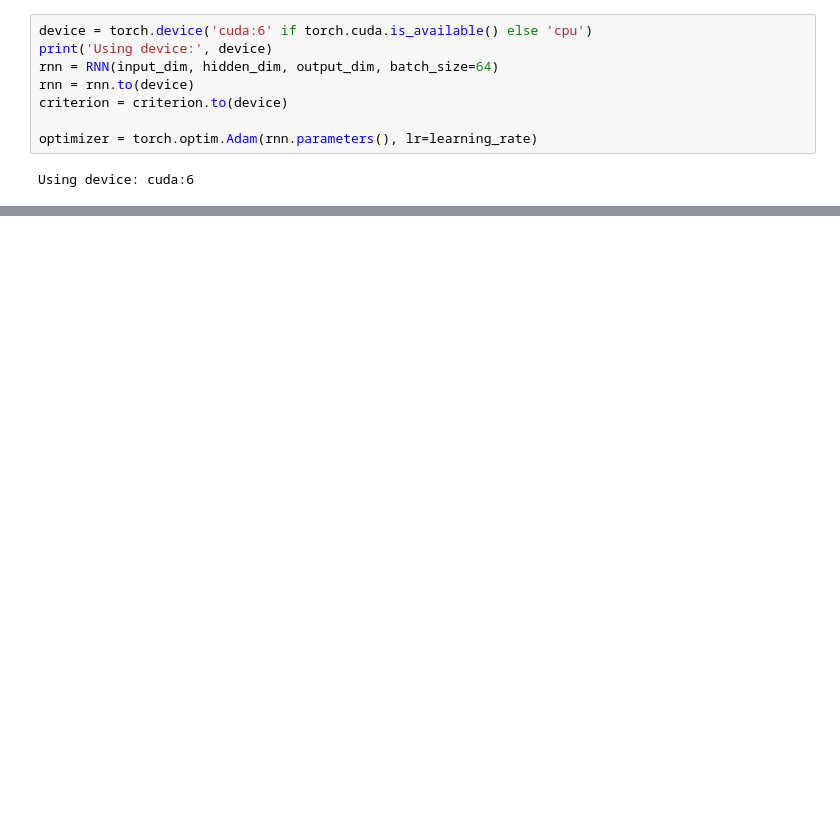
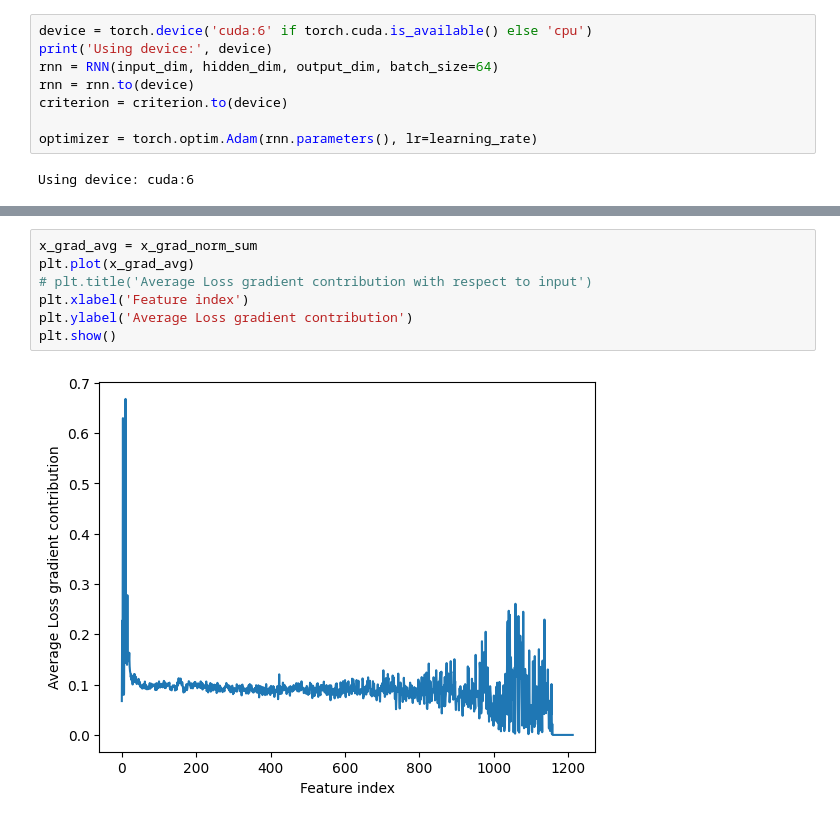
Before and after one commit to anirudhakulkarni/SIL765-project, a Jupyter notebook: code/classification/test.ipynb, the cells around one changed output, grey strips where cells are left out. Drawn from its saved outputs; the diff is of its cells as text; blank space fills up the shorter version.

```diff
--- a/code/classification/test.ipynb
+++ b/code/classification/test.ipynb
@@ -278,0 +396,9 @@ a = torch.tensor([[1]])
+# %%
+x_grad_avg = x_grad_norm_sum
+plt.plot(x_grad_avg)
+# plt.title('Average Loss gradient contribution with respect to input')
+plt.xlabel('Feature index')
+plt.ylabel('Average Loss gradient contribution')
+plt.show()
+# %% [output]
+[figure, added]
```
Also changed, not shown: parts of 19 cells of this notebook, 3 other files.
